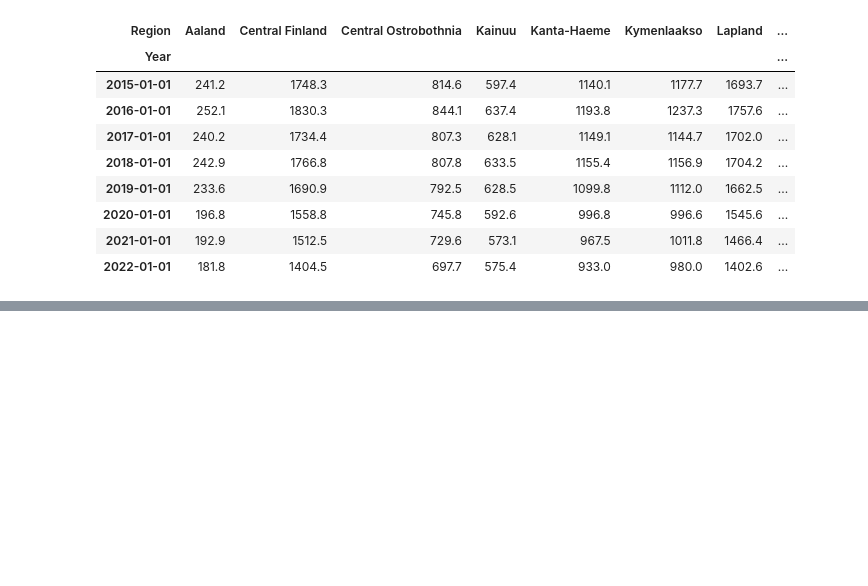
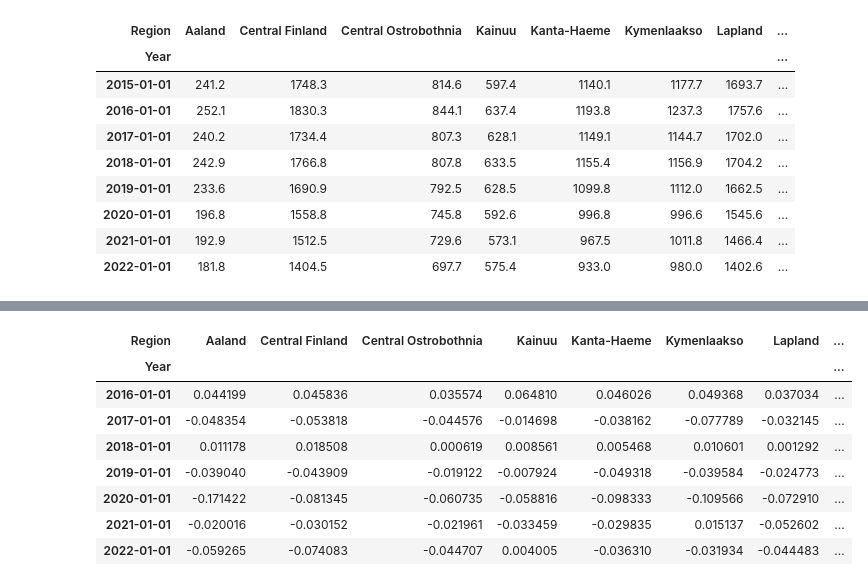
Before and after one commit to NaztyDomingo/Cityplanner_Tool, a Jupyter notebook: multiple_reg_predictions.ipynb, the cells around one changed output, grey strips where cells are left out. Drawn from its saved outputs; the diff is of its cells as text; code cells hidden in the pictures; blank space fills up the shorter version.

```diff
--- a/multiple_reg_predictions.ipynb
+++ b/multiple_reg_predictions.ipynb
@@ -100,0 +62,14 @@ Region          Aaland  Central Finland  Central Ostrobothnia      Kainuu  \
+# %%
+# do .diff() to make data stationary (e.g. mean doesnt't change along time series).
+emission_pivot_diff = emission_pivot_log.diff().dropna() # calcs difference between each element and the previous, need dropna because a NaN is introduced as first entry has no prev entry
+emission_pivot_diff
+# %% [output]
+| Region | Aaland | Central Finland | Central Ostrobothnia | Kainuu | Kanta-Haeme | Kymenlaakso | Lapland | ... |
+| Year |  |  |  |  |  |  |  | ... |
+| 2016-01-01 | 0.044199 | 0.045836 | 0.035574 | 0.064810 | 0.046026 | 0.049368 | 0.037034 | ... |
+| 2017-01-01 | -0.048354 | -0.053818 | -0.044576 | -0.014698 | -0.038162 | -0.077789 | -0.032145 | ... |
+| 2018-01-01 | 0.011178 | 0.018508 | 0.000619 | 0.008561 | 0.005468 | 0.010601 | 0.001292 | ... |
+| 2019-01-01 | -0.039040 | -0.043909 | -0.019122 | -0.007924 | -0.049318 | -0.039584 | -0.024773 | ... |
+| 2020-01-01 | -0.171422 | -0.081345 | -0.060735 | -0.058816 | -0.098333 | -0.109566 | -0.072910 | ... |
+| 2021-01-01 | -0.020016 | -0.030152 | -0.021961 | -0.033459 | -0.029835 | 0.015137 | -0.052602 | ... |
+| 2022-01-01 | -0.059265 | -0.074083 | -0.044707 | 0.004005 | -0.036310 | -0.031934 | -0.044483 | ... |
```
Also changed, not shown: parts of 6 cells of this notebook.
